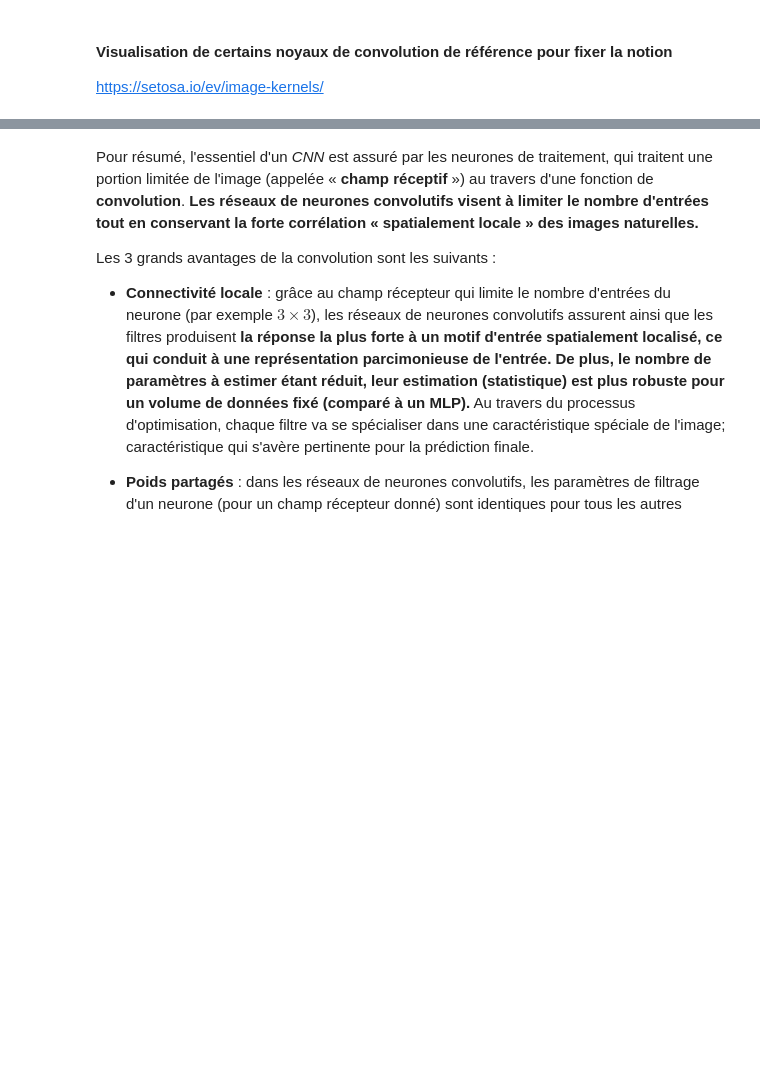
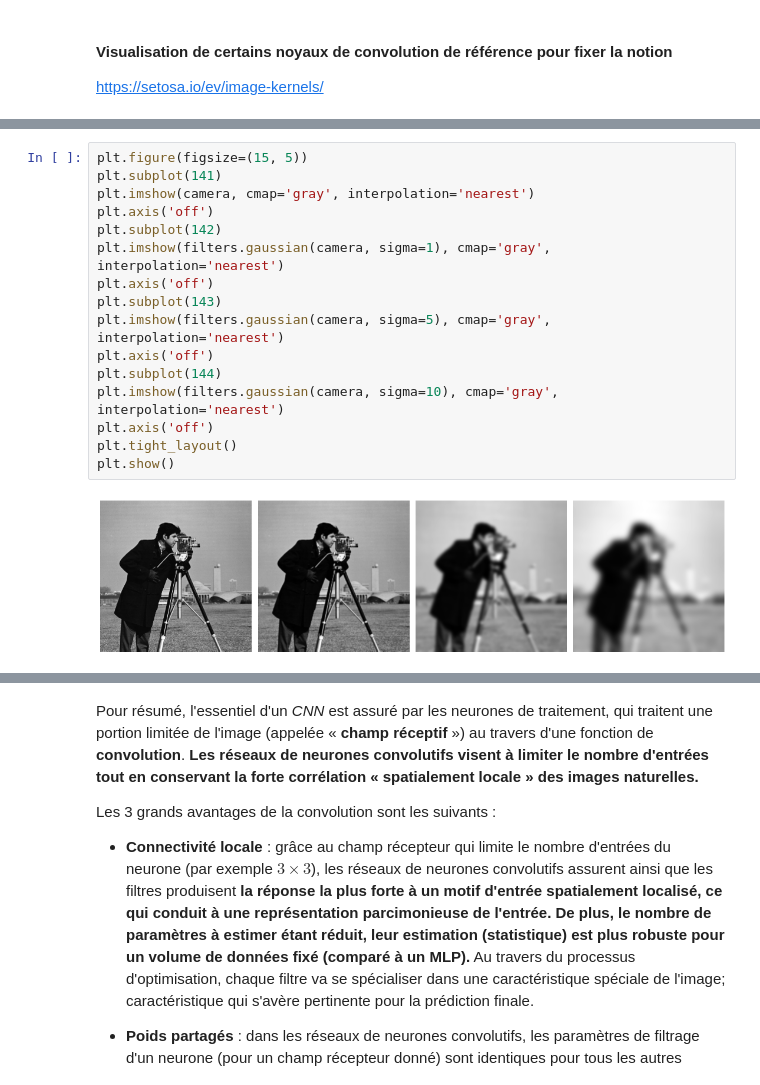
Before and after one commit to afiliot/TPDUIA, a Jupyter notebook: TPDUIA/convolution.ipynb, the cells around one changed output, grey strips where cells are left out. Saved outputs shown, nothing was run; the diff lists cells and outputs as text; blank space fills up the shorter version.

```diff
--- a/TPDUIA/convolution.ipynb
+++ b/TPDUIA/convolution.ipynb
@@ -373,3 +406,21 @@ https://setosa.io/ev/image-kernels/
+# %%
+plt.figure(figsize=(15, 5))
+plt.subplot(141)
+plt.imshow(camera, cmap='gray', interpolation='nearest')
+plt.axis('off')
+plt.subplot(142)
+plt.imshow(filters.gaussian(camera, sigma=1), cmap='gray', interpolation='nearest')
+plt.axis('off')
+plt.subplot(143)
+plt.imshow(filters.gaussian(camera, sigma=5), cmap='gray', interpolation='nearest')
+plt.axis('off')
+plt.subplot(144)
+plt.imshow(filters.gaussian(camera, sigma=10), cmap='gray', interpolation='nearest')
+plt.axis('off')
+plt.tight_layout()
+plt.show()
+# %% [output]
+[figure, added]
 # %% [markdown]
 Comme on l'a vu sur le site précédent, un noyau de convolution va **analyser une caractéristique de l'image d'entrée**.
 
```
Also changed, not shown: parts of 7 cells of this notebook, 1 other file.
